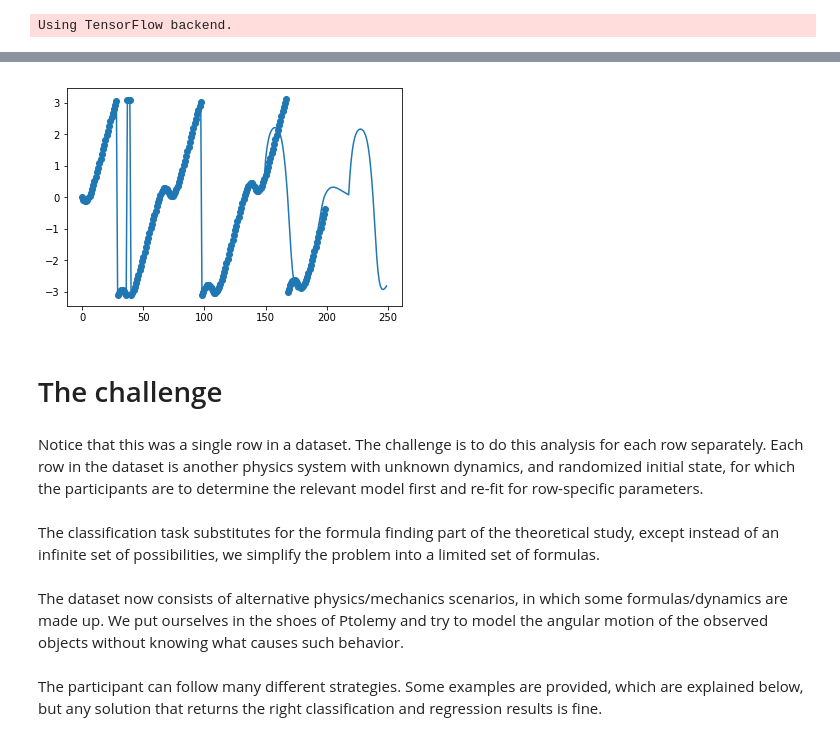
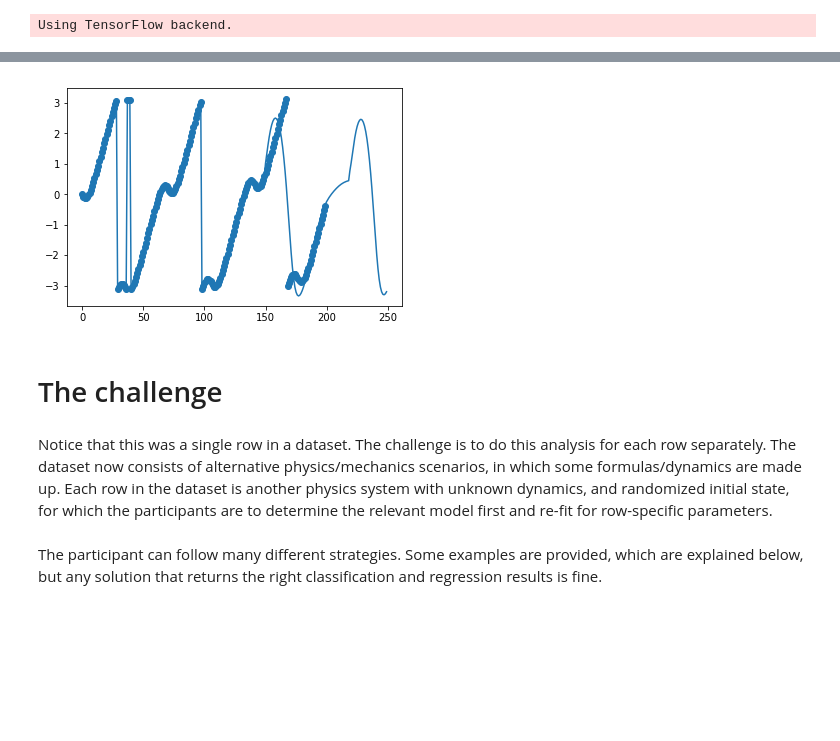
Before and after one commit to ramp-kits/mechanics, a Jupyter notebook: mechanics_starting_kit.ipynb, the cells around one changed output, grey strips where cells are left out. Drawn from its saved outputs; the diff is of its cells as text; code cells hidden in the pictures; blank space fills up the shorter version.

```diff
--- a/mechanics_starting_kit.ipynb
+++ b/mechanics_starting_kit.ipynb
@@ -321,14 +324,19 @@ from sklearn.metrics import mean_squared_error
 # %% [output]
 Using TensorFlow backend.
 # %%
+n_time = 50
+target_future = 50
+predict_future = 50
 n_train = 100
-n_time = 50
-phi_short = np.ndarray(shape=(n_train, n_time, 1))
+sample_step = 1
+n_steps = len(phis)
+
+X_ts = np.ndarray(shape=(n_train, n_time, 1))
 
 for i in range(0, n_train):
-    phi_short[i, :, 0] = phis[i:i + n_time] / np.pi
+    X_ts[i, :, 0] = phis[i * sample_step:i * sample_step + n_time] / np.pi
 
-target =  phis[n_time + 50:] / np.pi
+target =  phis[n_time + predict_future: n_train * sample_step + n_time  + predict_future: sample_step] / np.pi
 inputs = Input(shape=(n_time, 1), dtype='float', name='main_input')
 layer = LSTM(12)(inputs)
 predictions = Dense(1)(layer)
@@ -336,6 +344,6 @@ model = Model(inputs=inputs, outputs=predictions)
 model.compile(optimizer='adam',
               loss='mean_squared_error')
 
-model.fit(phi_short, target, epochs=8, batch_size=1, verbose=2)
+model.fit(X_ts, target, epochs=8, batch_size=1, verbose=0)
 # %% [output]
 Epoch 1/8
@@ -357,26 +365,22 @@ Epoch 8/8
 <keras.callbacks.History at 0x...>
 # %%
-x_pred = np.ndarray(shape=(250, n_time, 1))
-for i in range(0, 150):
+x_pred = np.ndarray(shape=(n_steps + target_future, n_time, 1))
+for i in range(0, n_steps - n_time):
     x_pred[i, :, 0] = phis[i:i + n_time] / np.pi
 
-for i in range(150, 250):
-    x_pred[i, :, 0] = model.predict(x_pred[i - n_time - 50].reshape(1, 50, 1))[0]
+for i in range(n_steps - n_time, n_steps + target_future):
+    x_pred[i, :, 0] = model.predict(x_pred[i - n_time - predict_future].reshape(1, n_time, 1))[0]
 
 plt.scatter(times, phis)
-plt.plot(range(250), x_pred[:, 0, 0] * np.pi)
+plt.plot(range(n_steps + target_future), x_pred[:, 0, 0] * np.pi)
 plt.show()
 # %% [output]
-[figure, old version]
+[figure, new version]
 # %% [markdown]
 # The challenge
 # %% [markdown]
 Notice that this was a single row in a dataset.
-The challenge is to do this analysis for each row separately. Each row in the dataset is another physics system with unknown dynamics, and randomized initial state, for which the participants are to determine the relevant model first and re-fit for row-specific parameters.
+The challenge is to do this analysis for each row separately. The dataset now consists of alternative physics/mechanics scenarios, in which some formulas/dynamics are made up. Each row in the dataset is another physics system with unknown dynamics, and randomized initial state, for which the participants are to determine the relevant model first and re-fit for row-specific parameters.
-# %% [markdown]
-The classification task substitutes for the formula finding part of the theoretical study, except instead of an infinite set of possibilities, we simplify the problem into a limited set of formulas.
-# %% [markdown]
-The dataset now consists of alternative physics/mechanics scenarios, in which some formulas/dynamics are made up. We put ourselves in the shoes of Ptolemy and try to model the angular motion of the observed objects without knowing what causes such behavior.
 # %% [markdown]
 The participant can follow many different strategies. Some examples are provided, which are explained below, but any solution that returns the right classification and regression results is fine.
 # %% [markdown]
```
Also changed, not shown: parts of 30 cells of this notebook, 23 other files.
